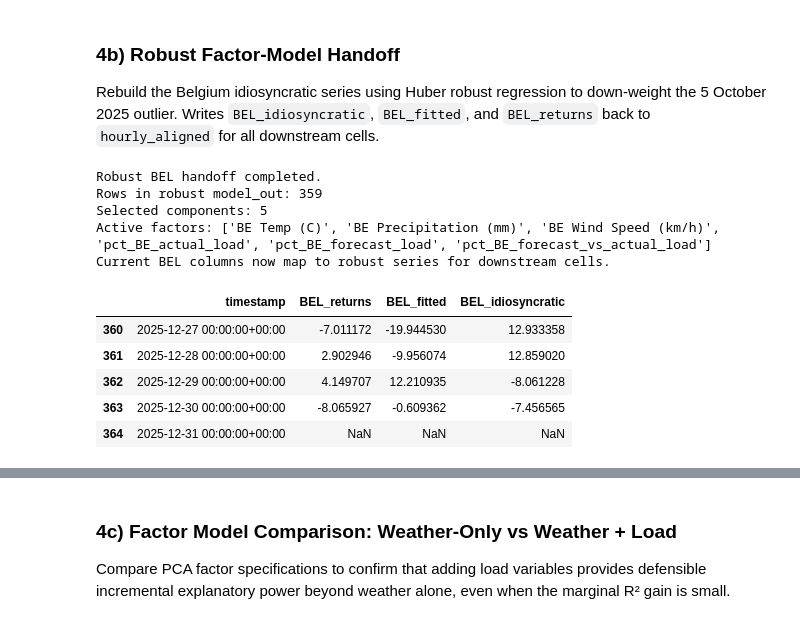
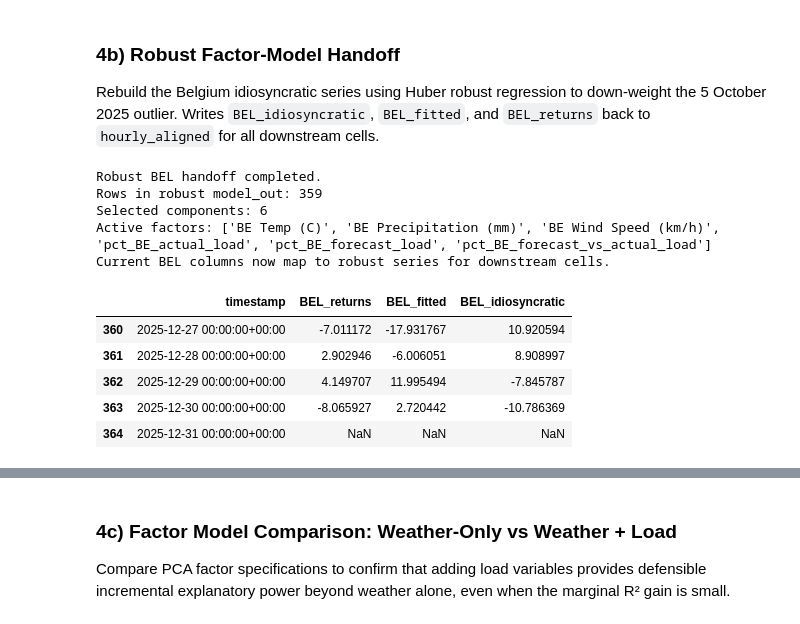
Before and after one commit to seconlon99/Prediction-Markets-Quant-Hedging, a Jupyter notebook: Energy_Lower_Freq_Nuclear.ipynb, the cells around one changed output, grey strips where cells are left out. Saved outputs shown, nothing was run; the diff lists cells and outputs as text; code cells hidden in the pictures.

```diff
--- a/Energy_Lower_Freq_Nuclear.ipynb
+++ b/Energy_Lower_Freq_Nuclear.ipynb
@@ -1092,8 +1092,7 @@ cum_explained = np.cumsum(explained)
 # Fixed at 6 components based on scree plot inspection:
 # PC1-PC5 each contribute meaningfully (≥2%); PC7+ ≈ 0.
 # The 95%-variance rule over-selects when many near-zero PCs exist.
-N_COMPONENTS_FIXED = 6
-n_components  = min(N_COMPONENTS_FIXED, len(S))
+n_components  = max(1, int(np.searchsorted(cum_explained, 0.95) + 1))
 X_pca_train   = Xz_train_np @ Vt.T[:, :n_components]
 
 X_design_train = np.column_stack([np.ones(len(X_pca_train)), X_pca_train])
@@ -1773,8 +1763,7 @@ Xz_train_np = Xz_train.to_numpy(dtype=float)
 U, S, Vt = np.linalg.svd(Xz_train_np, full_matrices=False)
 explained     = (S ** 2) / np.sum(S ** 2)
 cum_explained = np.cumsum(explained)
-N_COMPONENTS_FIXED = 6
-n_components  = min(N_COMPONENTS_FIXED, len(S))
+n_components  = max(1, int(np.searchsorted(cum_explained, 0.95) + 1))
 X_pca_train   = Xz_train_np @ Vt.T[:, :n_components]
 
 loadings = pd.DataFrame(
@@ -1831,38 +1820,38 @@ factor_model_state_fixed = {
     "X_mean": X_mean,
     "X_std": X_std,
     "Vt": Vt,
     "singular_values": S,
     "explained_variance_ratio": explained,
     "cumulative_explained_variance": cum_explained,
     "selected_n_components": int(n_components),
     "scores_all": scores_all,
     "pca_loadings": loadings,
     "baseline_fitted": fitted,
     "baseline_residuals": resid,
     "note": "PCA and Huber fit on first n_train_fm obs; applied to full dataset with fixed params.",
     "return_transform": "symmetric_200",
     "estimator": "HuberRegressor",
     "estimator_params": {"epsilon": 1.35, "alpha": 1e-4, "max_iter": 2000},
 }
 factor_model_state = factor_model_state_fixed
 
 print("Robust BEL handoff completed.")
 print("Rows in robust model_out:", len(model_out))
 print("Selected components:", int(n_components))
 print("Active factors:", active)
 print("Current BEL columns now map to robust series for downstream cells.")
 display(hourly_aligned[["timestamp", "BEL_returns", "BEL_fitted", "BEL_idiosyncratic"]].tail())
 # %% [output]
 Robust BEL handoff completed.
 Rows in robust model_out: 359
-Selected components: 5
+Selected components: 6
 Active factors: ['BE Temp (C)', 'BE Precipitation (mm)', 'BE Wind Speed (km/h)', 'pct_BE_actual_load', 'pct_BE_forecast_load', 'pct_BE_forecast_vs_actual_load']
 Current BEL columns now map to robust series for downstream cells.
 |  | timestamp | BEL_returns | BEL_fitted | BEL_idiosyncratic |
-| 360 | 2025-12-27 00:00:00+00:00 | -7.011172 | -19.944530 | 12.933358 |
-| 361 | 2025-12-28 00:00:00+00:00 | 2.902946 | -9.956074 | 12.859020 |
-| 362 | 2025-12-29 00:00:00+00:00 | 4.149707 | 12.210935 | -8.061228 |
-| 363 | 2025-12-30 00:00:00+00:00 | -8.065927 | -0.609362 | -7.456565 |
+| 360 | 2025-12-27 00:00:00+00:00 | -7.011172 | -17.931767 | 10.920594 |
+| 361 | 2025-12-28 00:00:00+00:00 | 2.902946 | -6.006051 | 8.908997 |
+| 362 | 2025-12-29 00:00:00+00:00 | 4.149707 | 11.995494 | -7.845787 |
+| 363 | 2025-12-30 00:00:00+00:00 | -8.065927 | 2.720442 | -10.786369 |
 | 364 | 2025-12-31 00:00:00+00:00 | NaN | NaN | NaN |
 # %%
 # Section 4a) Post-handoff consistency audit
```
Also changed, not shown: parts of 18 cells of this notebook, 2 other files.
